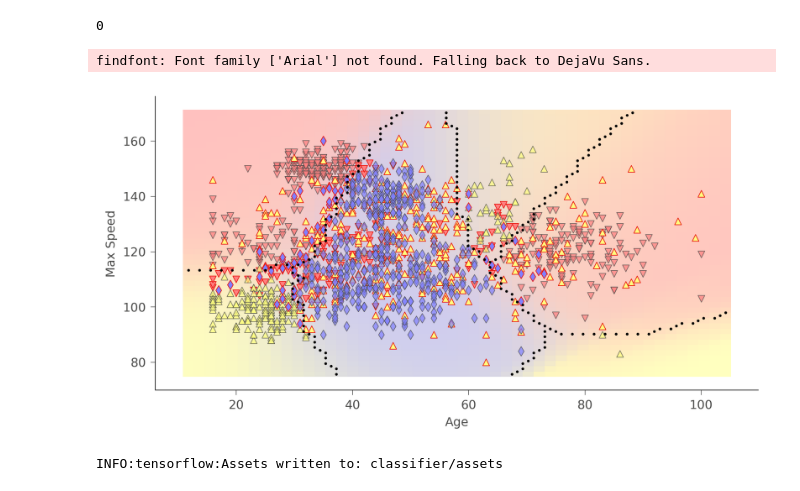
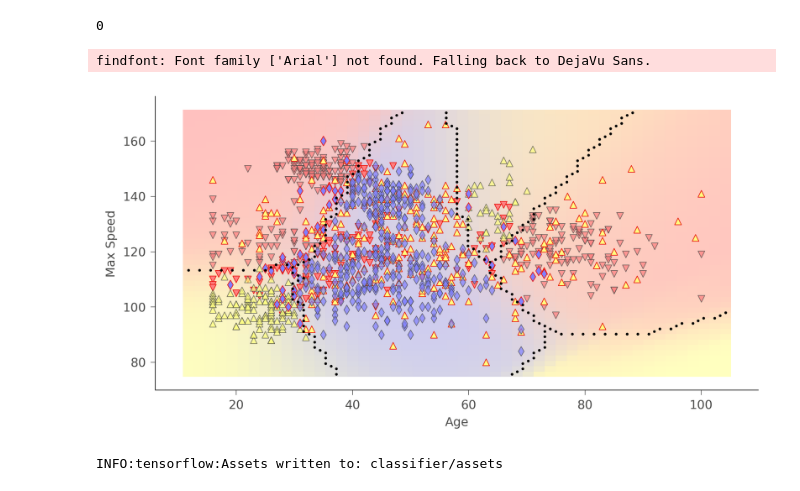
Before and after one commit to DJCordhose/insurance-ml, a Jupyter notebook: workspace-java/insurance_ml.ipynb, the cells around one changed output. Saved outputs shown, nothing was run; the diff lists cells and outputs as text; code cells hidden in the pictures.

```diff
--- a/workspace-java/insurance_ml.ipynb
+++ b/workspace-java/insurance_ml.ipynb
@@ -269,10 +267,11 @@ model.predict([[30, 150]]).argmax()
 0
 # %%
 # plot_decision_boundaries(model, X, y, x1_range=(10, 150), x2_range=(50, 250))
-plot_decision_boundaries(model, X, y)
+# plot_decision_boundaries(model, X, y)
+plot_decision_boundaries(model, X_train, y_train)
 # %% [output]
 findfont: Font family ['Arial'] not found. Falling back to DejaVu Sans.
-[figure, old version]
+[figure, new version]
 # %%
 # model.save?
 # %%
```
Also changed, not shown: parts of 9 cells of this notebook.
